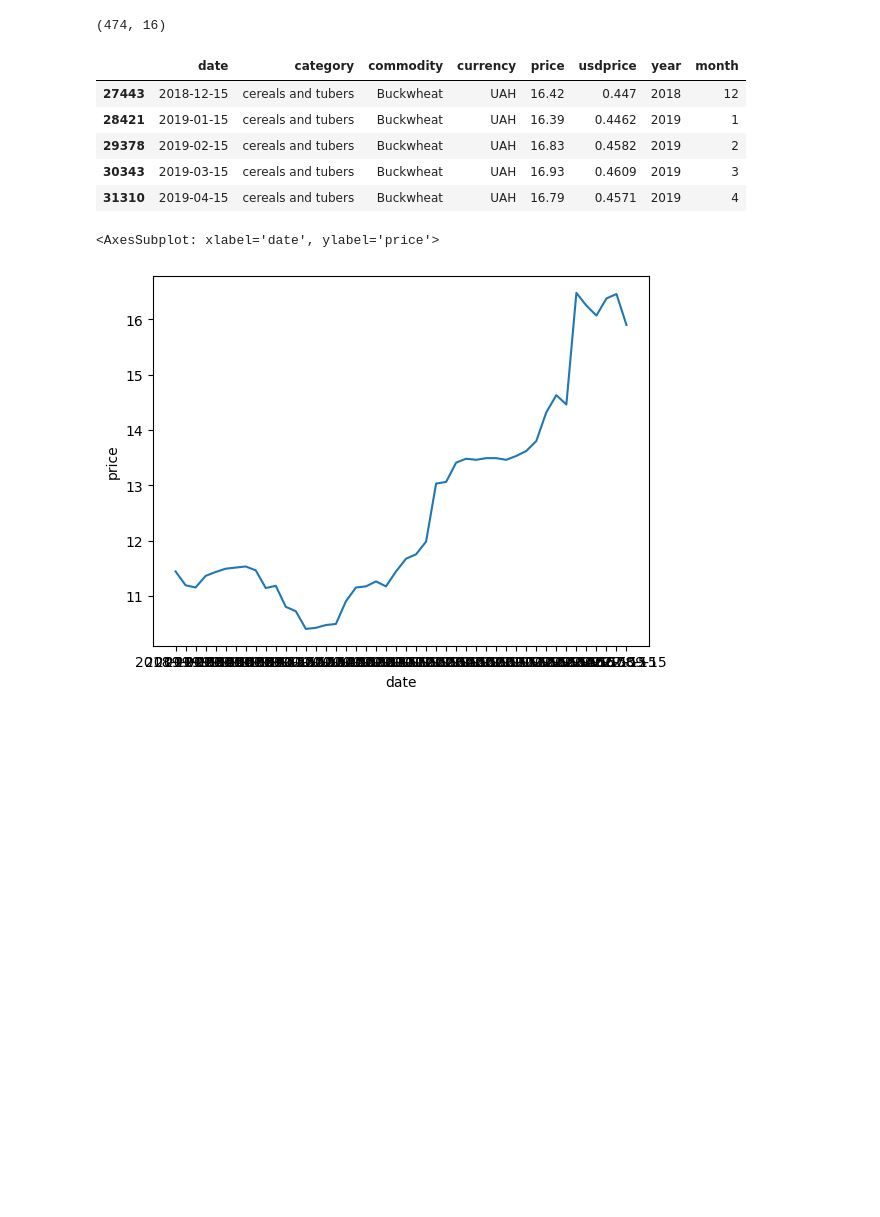
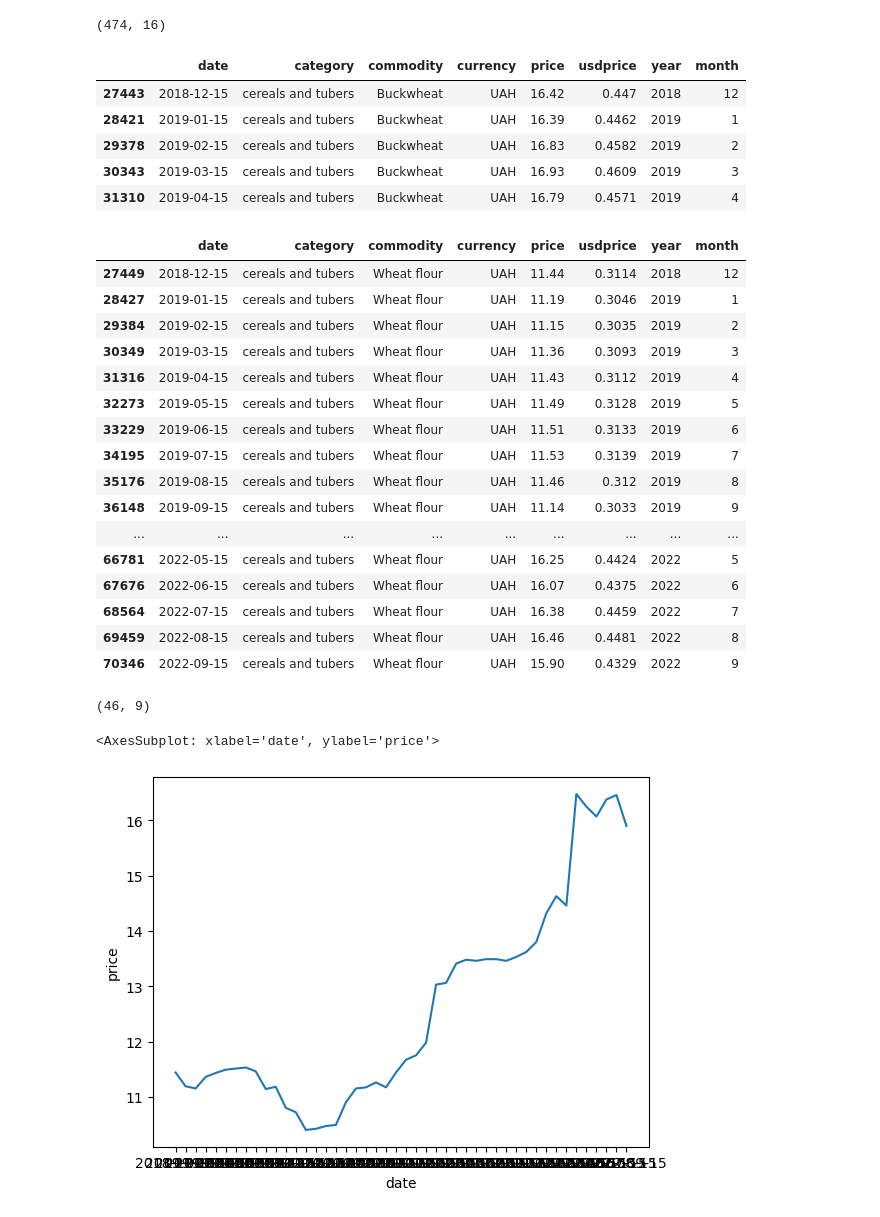
Before and after one commit to InseeFrLab/hackathon-un-2022, a Jupyter notebook: notebooks/food_prices.ipynb, the cells around one changed output. Drawn from its saved outputs; the diff is of its cells as text; code cells hidden in the pictures; blank space fills up the shorter version.

```diff
--- a/notebooks/food_prices.ipynb
+++ b/notebooks/food_prices.ipynb
@@ -127,3 +129,27 @@ dataforplot["price"] = dataforplot["price"].astype(float)
+# %%
+dataforplot
+# %% [output]
+|  | date | category | commodity | currency | price | usdprice | year | month |
+| 27449 | 2018-12-15 | cereals and tubers | Wheat flour | UAH | 11.44 | 0.3114 | 2018 | 12 |
+| 28427 | 2019-01-15 | cereals and tubers | Wheat flour | UAH | 11.19 | 0.3046 | 2019 | 1 |
+| 29384 | 2019-02-15 | cereals and tubers | Wheat flour | UAH | 11.15 | 0.3035 | 2019 | 2 |
+| 30349 | 2019-03-15 | cereals and tubers | Wheat flour | UAH | 11.36 | 0.3093 | 2019 | 3 |
+| 31316 | 2019-04-15 | cereals and tubers | Wheat flour | UAH | 11.43 | 0.3112 | 2019 | 4 |
+| 32273 | 2019-05-15 | cereals and tubers | Wheat flour | UAH | 11.49 | 0.3128 | 2019 | 5 |
+| 33229 | 2019-06-15 | cereals and tubers | Wheat flour | UAH | 11.51 | 0.3133 | 2019 | 6 |
+| 34195 | 2019-07-15 | cereals and tubers | Wheat flour | UAH | 11.53 | 0.3139 | 2019 | 7 |
+| 35176 | 2019-08-15 | cereals and tubers | Wheat flour | UAH | 11.46 | 0.312 | 2019 | 8 |
+| 36148 | 2019-09-15 | cereals and tubers | Wheat flour | UAH | 11.14 | 0.3033 | 2019 | 9 |
+| ... | ... | ... | ... | ... | ... | ... | ... | ... |
+| 66781 | 2022-05-15 | cereals and tubers | Wheat flour | UAH | 16.25 | 0.4424 | 2022 | 5 |
+| 67676 | 2022-06-15 | cereals and tubers | Wheat flour | UAH | 16.07 | 0.4375 | 2022 | 6 |
+| 68564 | 2022-07-15 | cereals and tubers | Wheat flour | UAH | 16.38 | 0.4459 | 2022 | 7 |
+| 69459 | 2022-08-15 | cereals and tubers | Wheat flour | UAH | 16.46 | 0.4481 | 2022 | 8 |
+| 70346 | 2022-09-15 | cereals and tubers | Wheat flour | UAH | 15.90 | 0.4329 | 2022 | 9 |
+# %%
+dataforplot.shape
+# %% [output]
+(46, 9)
 # %%
 sns.lineplot(data=dataforplot, x="date", y="price")
 # %% [output]
```
Also changed, not shown: parts of 6 cells of this notebook.
